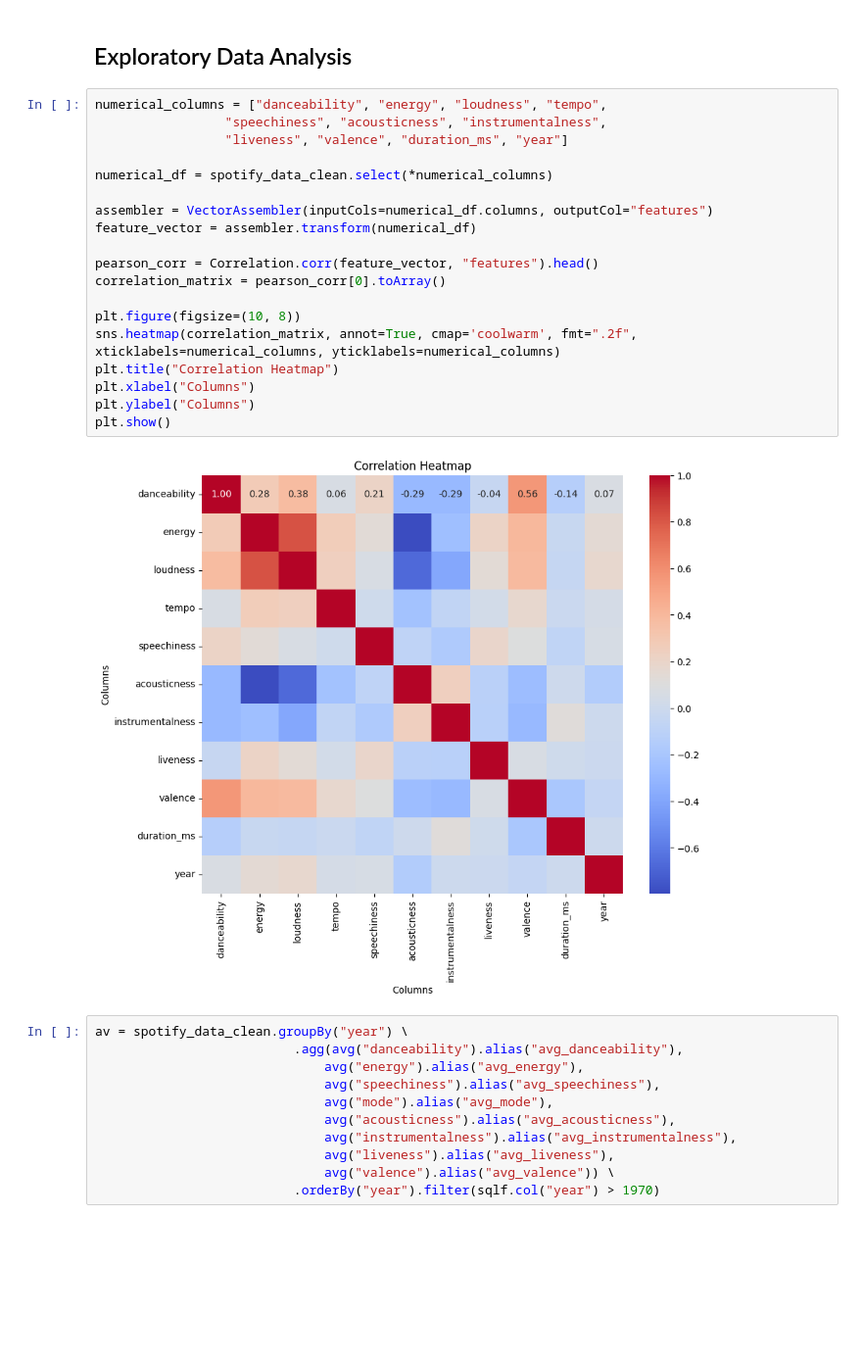
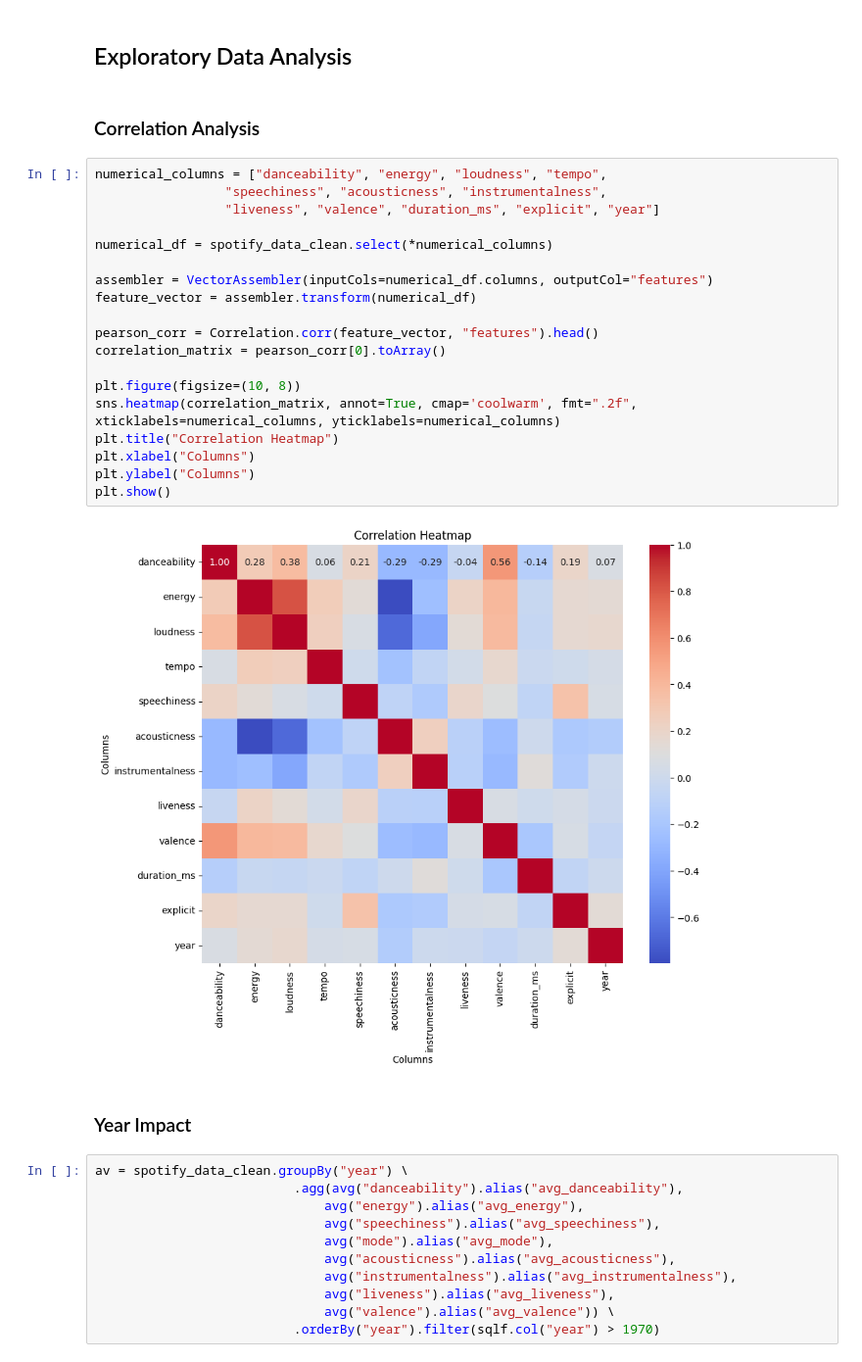
Before and after one commit to eslami200117/Data-Science, a Jupyter notebook: CA3/CA3.ipynb, the cells around one changed output. Shown at 98% size. Saved outputs shown, nothing was run; the diff lists cells and outputs as text; blank space fills up the shorter version.

```diff
--- a/CA3/CA3.ipynb
+++ b/CA3/CA3.ipynb
@@ -247,27 +247,31 @@ spotify_data_clean.show()
 only showing top 20 rows
 # %% [markdown]
 ## Exploratory Data Analysis
+# %% [markdown]
+### Correlation Analysis
 # %%
 numerical_columns = ["danceability", "energy", "loudness", "tempo",
                  "speechiness", "acousticness", "instrumentalness",
-                 "liveness", "valence", "duration_ms", "year"]
+                 "liveness", "valence", "duration_ms", "explicit", "year"]
 
 numerical_df = spotify_data_clean.select(*numerical_columns)
 
 assembler = VectorAssembler(inputCols=numerical_df.columns, outputCol="features")
 feature_vector = assembler.transform(numerical_df)
 
 pearson_corr = Correlation.corr(feature_vector, "features").head()
 correlation_matrix = pearson_corr[0].toArray()
 
 plt.figure(figsize=(10, 8))
 sns.heatmap(correlation_matrix, annot=True, cmap='coolwarm', fmt=".2f", xticklabels=numerical_columns, yticklabels=numerical_columns)
 plt.title("Correlation Heatmap")
 plt.xlabel("Columns")
 plt.ylabel("Columns")
 plt.show()
 # %% [output]
-[figure, old version]
+[figure, new version]
+# %% [markdown]
+### Year Impact
 # %%
 av = spotify_data_clean.groupBy("year") \
                           .agg(avg("danceability").alias("avg_danceability"),
```
Also changed, not shown: parts of 15 cells of this notebook.
